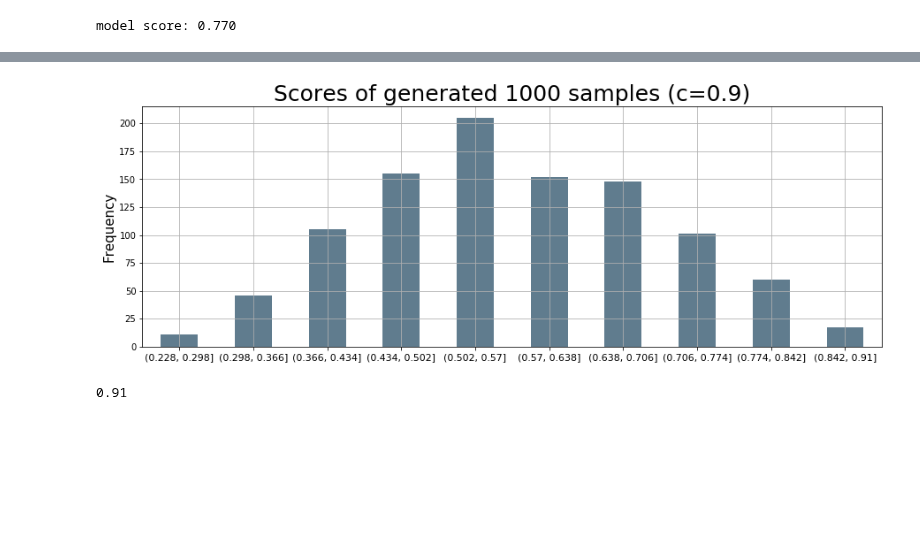
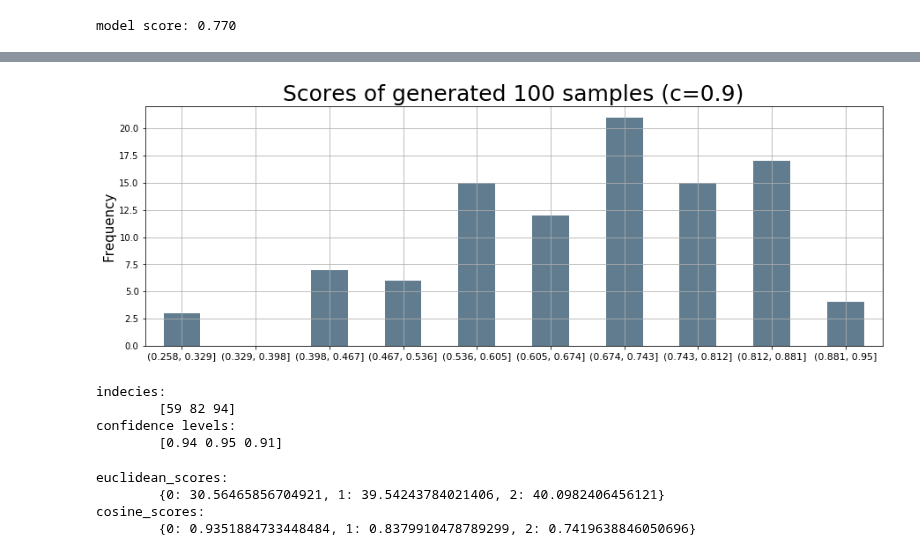
Before and after one commit to roye52371/CTGAN, a Jupyter notebook: German.ipynb, the cells around one changed output, grey strips where cells are left out. Saved outputs shown, nothing was run; the diff lists cells and outputs as text; code cells hidden in the pictures; blank space fills up the shorter version.

Commit message:
added euclidean and cosine scores

```diff
--- a/German.ipynb
+++ b/German.ipynb
@@ -90,28 +95,30 @@ Epoch 50, Loss G: 0.6083146506233477, loss_bb: 0.6083146506233477
 # %%
 # check confidence for the generated samples
-samples = 1000
+samples = 100
 confidence_levels = [confidence_level]
 
 for c in confidence_levels:
 #     rf_ctgan = CTGANSynthesizer.load(f"{MODELS_PATH}/ctgan_c_{c}.pkl")
-    test_data = rf_ctgan.sample(samples)
-    y_prob = rf.predict_proba(test_data)
+    gen_data = rf_ctgan.sample(samples)
+    y_prob = rf.predict_proba(gen_data)
     y_conf_gen = y_prob[:, 0]  # confidence scores
 
     counts = pd.value_counts(y_conf_gen, bins=10, sort=False)
     plt.figure()
     ax = counts.plot.bar(rot=0, grid=True, color='#607c8e', figsize=(15,5))
     ax.set_xticklabels([str(interval) for interval in counts.index], fontsize=11)
     ax.set_ylabel('Frequency', fontsize=15)
 
     ax.set_title(f'Scores of generated {samples} samples (c={c})', fontsize=25)
 # %% [output]
-[figure, old version]
+[figure, new version]
 # %%
-scaler = get_scaler(preprocessor)
-
 # find samples s such that s.confidence > c
 indecies = np.argwhere(y_conf_gen>confidence_level).squeeze()
-print(y_conf_gen[indecies])
+print(f"indecies:\n\t{indecies}\nconfidence levels:\n\t{y_conf_gen[indecies]}")
+indecies = indecies if indecies.shape != () else [indecies] # avoide no shape arrays
 # %% [output]
-0.91
+indecies:
+        [59 82 94]
+confidence levels:
+        [0.94 0.95 0.91]
@@ -117,0 +130,9 @@ print(y_conf_gen[indecies])
+# %%
+euclidean_scores, cosine_scores = calc_scores(gen_data_above_c, X_train)
+print(f"euclidean_scores:\n\t{euclidean_scores}")
+print(f"cosine_scores:\n\t{cosine_scores}")
+# %% [output]
+euclidean_scores:
+        {0: 30.56465856704921, 1: 39.54243784021406, 2: 40.0982406456121}
+cosine_scores:
+        {0: 0.9351884733448484, 1: 0.8379910478789299, 2: 0.7419638846050696}
```
Also changed, not shown: parts of 3 cells of this notebook, 3 other files.
